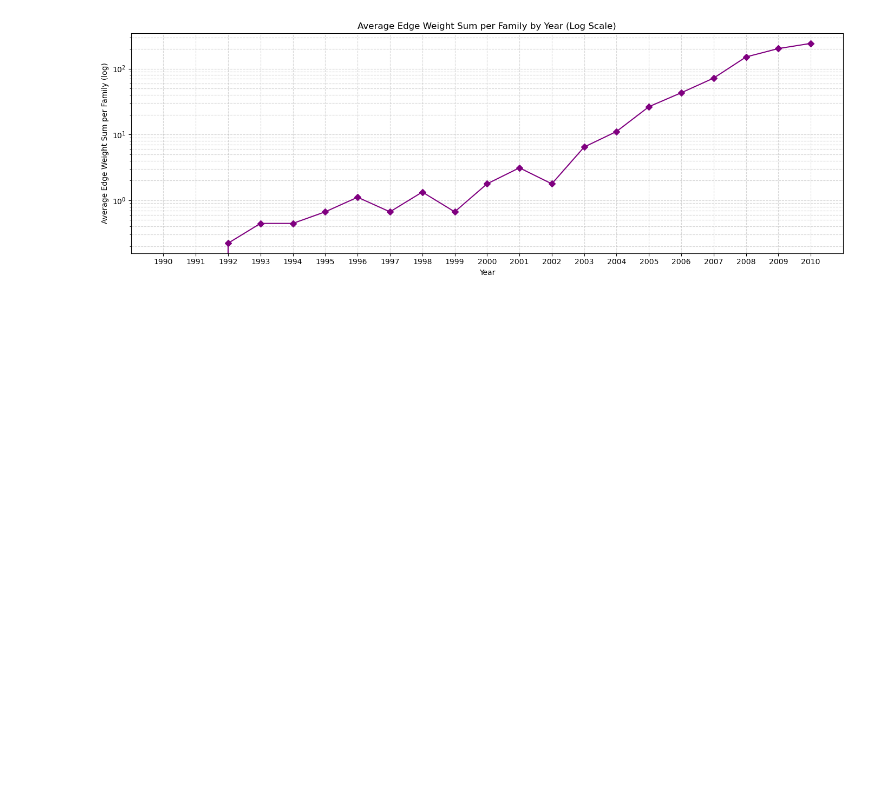
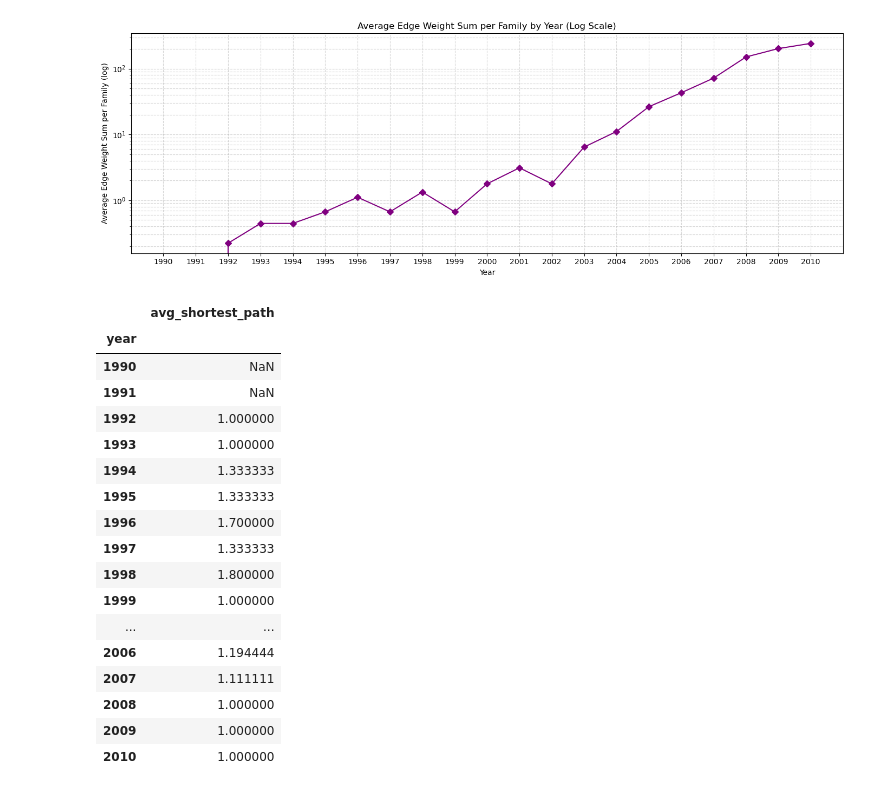
Before and after one commit to jan-cardell/networks_project, a Jupyter notebook: projection_and_diameter.ipynb, the cells around one changed output. Drawn from its saved outputs; the diff is of its cells as text; code cells hidden in the pictures; blank space fills up the shorter version.

```diff
--- a/projection_and_diameter.ipynb
+++ b/projection_and_diameter.ipynb
@@ -433,3 +442,45 @@ plt.tight_layout()
 plt.show()
 # %% [output]
 [figure]
+# %%
+#calculate average shortest path length for each year (largest connected component)
+avg_shortest_paths = []
+for year in sorted(matrices.keys()):
+    mat = matrices[year].copy()
+    np.fill_diagonal(mat, 0)
+    G = nx.from_numpy_array(mat)
+    G = nx.relabel_nodes(G, mapping)
+    if nx.is_connected(G):
+        avg_path = nx.average_shortest_path_length(G)
+    else:
+        components = list(nx.connected_components(G))
+        if components:
+            largest_cc = G.subgraph(max(components, key=len))
+            if largest_cc.number_of_nodes() > 1:
+                avg_path = nx.average_shortest_path_length(largest_cc)
+            else:
+                avg_path = float('nan')
+        else:
+            avg_path = float('nan')
+    avg_shortest_paths.append({'year': year, 'avg_shortest_path': avg_path})
+avg_shortest_paths_df = pd.DataFrame(avg_shortest_paths).set_index('year')
+avg_shortest_paths_df
+# %% [output]
+|  | avg_shortest_path |
+| year |  |
+| 1990 | NaN |
+| 1991 | NaN |
+| 1992 | 1.000000 |
+| 1993 | 1.000000 |
+| 1994 | 1.333333 |
+| 1995 | 1.333333 |
+| 1996 | 1.700000 |
+| 1997 | 1.333333 |
+| 1998 | 1.800000 |
+| 1999 | 1.000000 |
+| ... | ... |
+| 2006 | 1.194444 |
+| 2007 | 1.111111 |
+| 2008 | 1.000000 |
+| 2009 | 1.000000 |
+| 2010 | 1.000000 |
```
Also changed, not shown: parts of 7 cells of this notebook.
